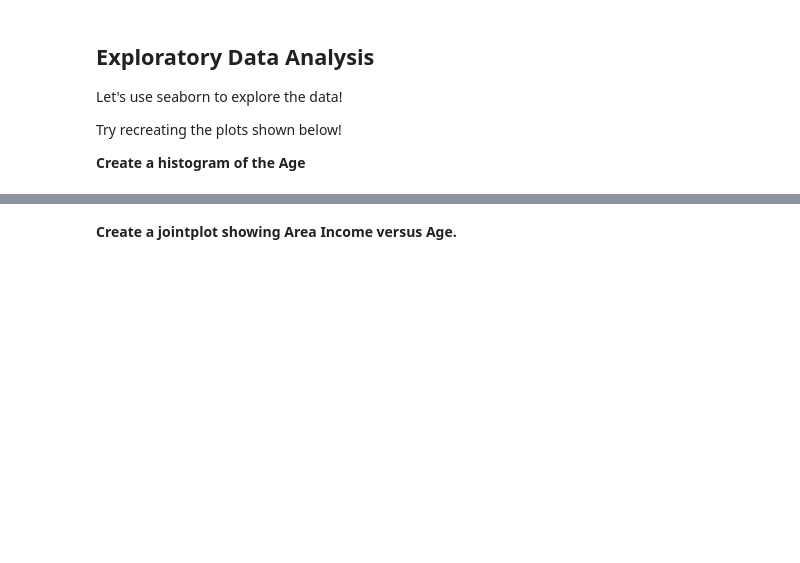
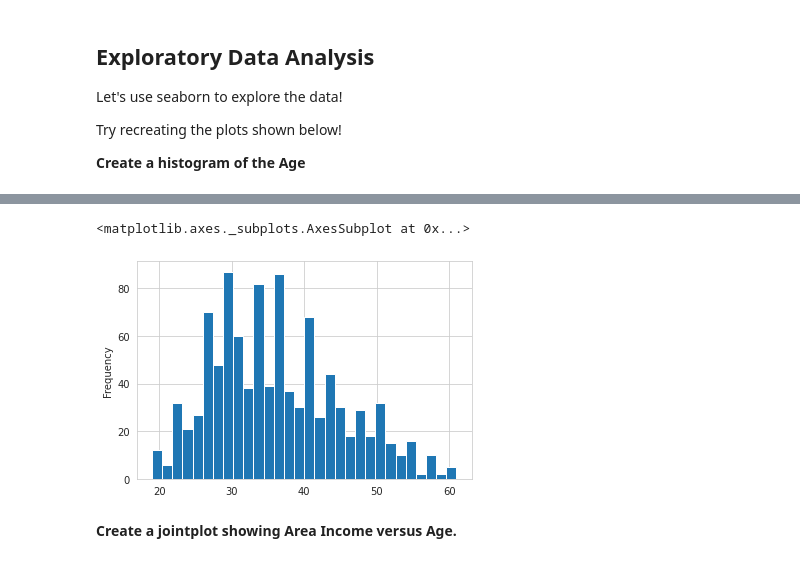
Before and after one commit to loayzag91/Python-Data-Science-Tutorial, a Jupyter notebook: Machine Learning Sections/Logistic Regression/Logistic Regression Project.ipynb, the cells around one changed output, grey strips where cells are left out. Drawn from its saved outputs; the diff is of its cells as text; code cells hidden in the pictures; blank space fills up the shorter version.

```diff
--- a/Machine Learning Sections/Logistic Regression/Logistic Regression Project.ipynb
+++ b/Machine Learning Sections/Logistic Regression/Logistic Regression Project.ipynb
@@ -22,5 +29,7 @@ This data set contains the following features:
 # %% [markdown]
 ## Get the Data
 **Read in the advertising.csv file and set it to a data frame called ad_data.**
+# %%
+ad_data = pd.read_csv('./data/advertising.csv')
 # %% [markdown]
 **Check the head of ad_data**
@@ -77,2 +87,9 @@ Try recreating the plots shown below!
+# %%
+sns.set_style('whitegrid')
+# %%
+ad_data['Age'].plot.hist(bins=30)
+# %% [output]
+<matplotlib.axes._subplots.AxesSubplot at 0x...>
+[figure, added]
 # %% [markdown]
 **Create a jointplot showing Area Income versus Age.**
```
Also changed, not shown: parts of 26 cells of this notebook.
